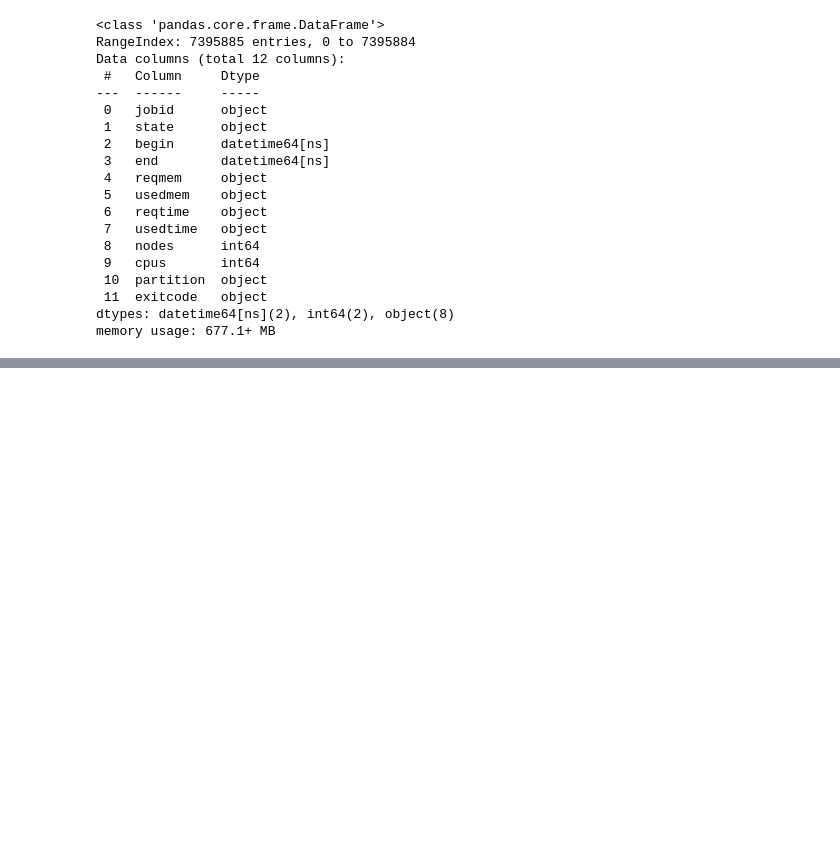
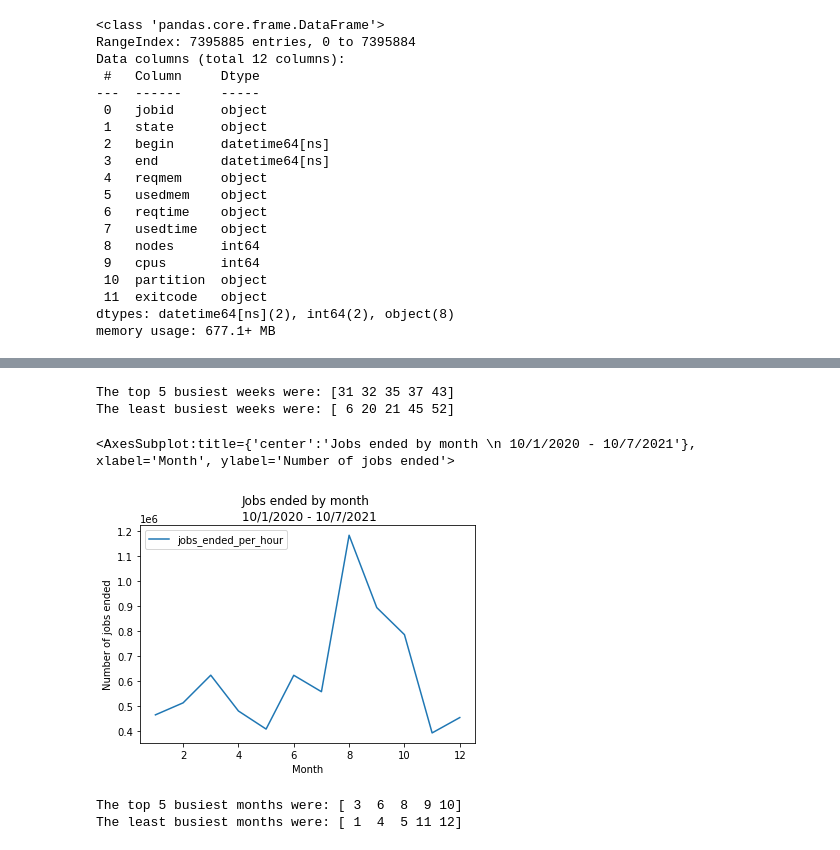
Before and after one commit to nss-data-science-cohort-5/accre-red-skittles, a Jupyter notebook: notebooks/fullsample.ipynb, the cells around one changed output, grey strips where cells are left out. Saved outputs shown, nothing was run; the diff lists cells and outputs as text; code cells hidden in the pictures; blank space fills up the shorter version.

```diff
--- a/notebooks/fullsample.ipynb
+++ b/notebooks/fullsample.ipynb
@@ -53,0 +116,30 @@ Name: lifespan, Length: 7395885, dtype: timedelta64[ns]
+# %%
+top_5_busiest_weeks = jobs_ended_week.nlargest(columns='jobs_ended_per_hour', n=5).sort_values(by='week_end')
+bottom_5_busiest_weeks = jobs_ended_week.nsmallest(columns='jobs_ended_per_hour', n=5).sort_values(by='week_end')
+
+print(f'The top 5 busiest weeks were: {top_5_busiest_weeks.index.values.astype(int)}')
+print(f'The least busiest weeks were: {bottom_5_busiest_weeks.index.values.astype(int)}')
+# %% [output]
+The top 5 busiest weeks were: [31 32 35 37 43]
+The least busiest weeks were: [ 6 20 21 45 52]
+# %%
+jobs_ended_month = jobs_ended\
+    .groupby('month_end')\
+    .agg('sum')
+
+jobs_ended_month.plot(kind='line',
+          title='Jobs ended by month \n 10/1/2020 - 10/7/2021',
+          xlabel='Month',
+          ylabel='Number of jobs ended')
+# %% [output]
+<AxesSubplot:title={'center':'Jobs ended by month \n 10/1/2020 - 10/7/2021'}, xlabel='Month', ylabel='Number of jobs ended'>
+[figure, added]
+# %%
+top_5_busiest_months = jobs_ended_month.nlargest(columns='jobs_ended_per_hour', n=5).sort_values(by='month_end')
+bottom_5_busiest_months = jobs_ended_month.nsmallest(columns='jobs_ended_per_hour', n=5).sort_values(by='month_end')
+
+print(f'The top 5 busiest months were: {top_5_busiest_months.index.values.astype(int)}')
+print(f'The least busiest months were: {bottom_5_busiest_months.index.values.astype(int)}')
+# %% [output]
+The top 5 busiest months were: [ 3  6  8  9 10]
+The least busiest months were: [ 1  4  5 11 12]
```
Also changed, not shown: parts of 9 cells of this notebook.
